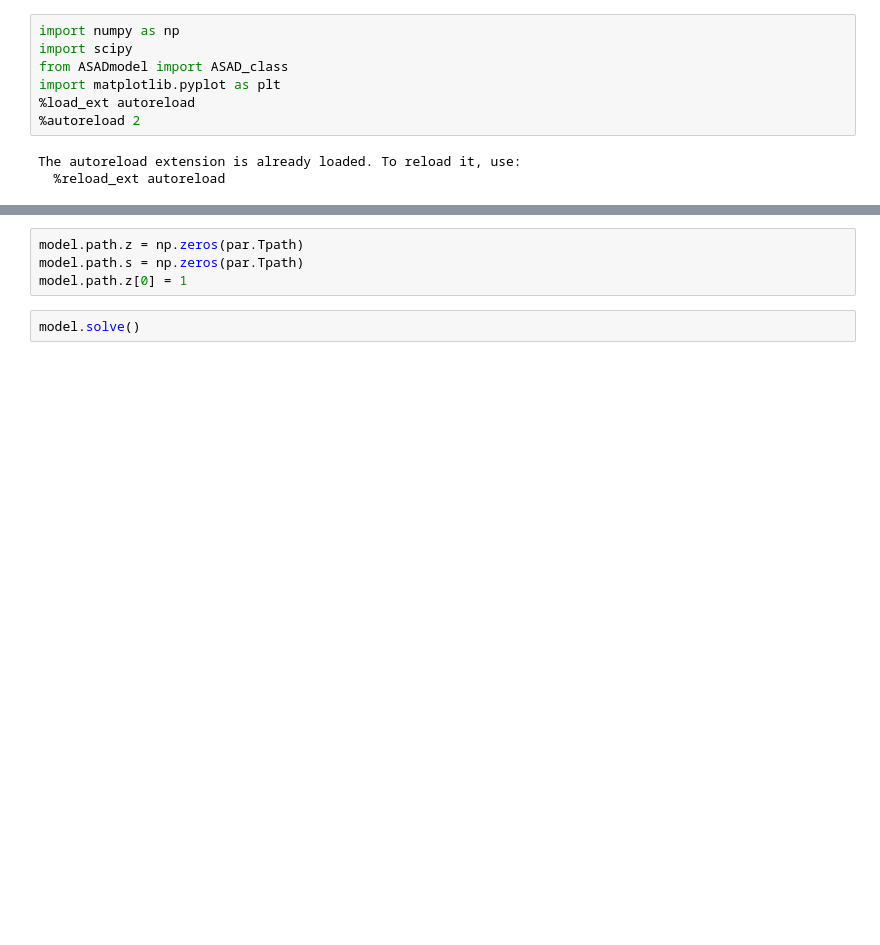
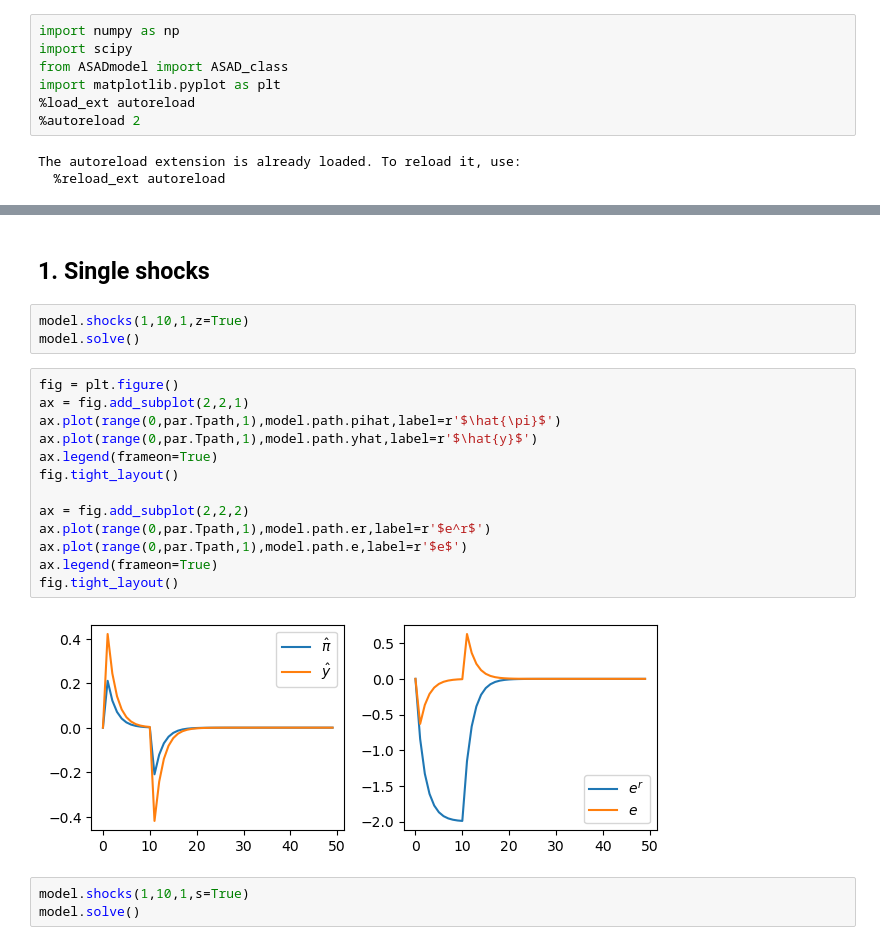
Before and after one commit to NumEconCopenhagen/projects-2024-mathias-mikkel-gabriele, a Jupyter notebook: modelproject/AS-AD-model.ipynb, the cells around one changed output, grey strips where cells are left out. Drawn from its saved outputs; the diff is of its cells as text; blank space fills up the shorter version.

```diff
--- a/modelproject/AS-AD-model.ipynb
+++ b/modelproject/AS-AD-model.ipynb
@@ -19,6 +19,23 @@ calling .allocate()
-# %%
-model.path.z = np.zeros(par.Tpath)
-model.path.s = np.zeros(par.Tpath)
-model.path.z[0] = 1
-# %%
-model.solve()
+# %% [markdown]
+## 1. Single shocks
+# %%
+model.shocks(1,10,1,z=True)
+model.solve()
+# %%
+fig = plt.figure()
+ax = fig.add_subplot(2,2,1)
+ax.plot(range(0,par.Tpath,1),model.path.pihat,label=r'$\hat{\pi}$')
+ax.plot(range(0,par.Tpath,1),model.path.yhat,label=r'$\hat{y}$')
+ax.legend(frameon=True)
+fig.tight_layout()
+
+ax = fig.add_subplot(2,2,2)
+ax.plot(range(0,par.Tpath,1),model.path.er,label=r'$e^r$')
+ax.plot(range(0,par.Tpath,1),model.path.e,label=r'$e$')
+ax.legend(frameon=True)
+fig.tight_layout()
+# %% [output]
+[figure, added]
+# %%
+model.shocks(1,10,1,s=True)
+model.solve()
```
Also changed, not shown: parts of 13 cells of this notebook, 1 other file.
